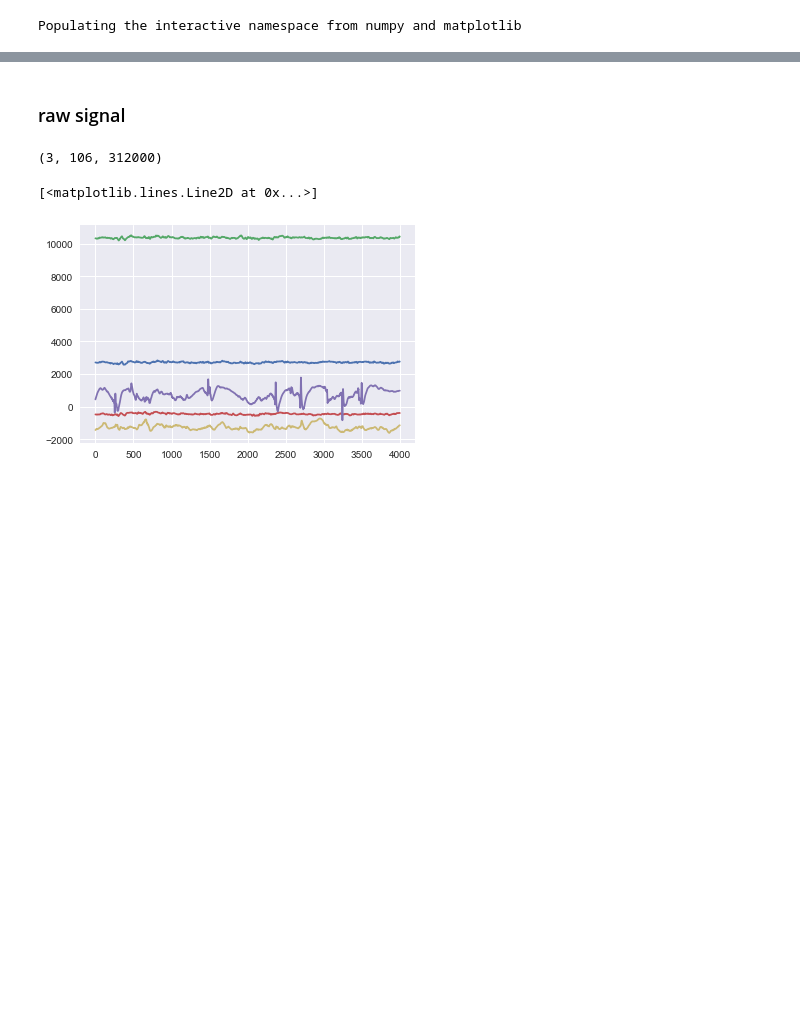
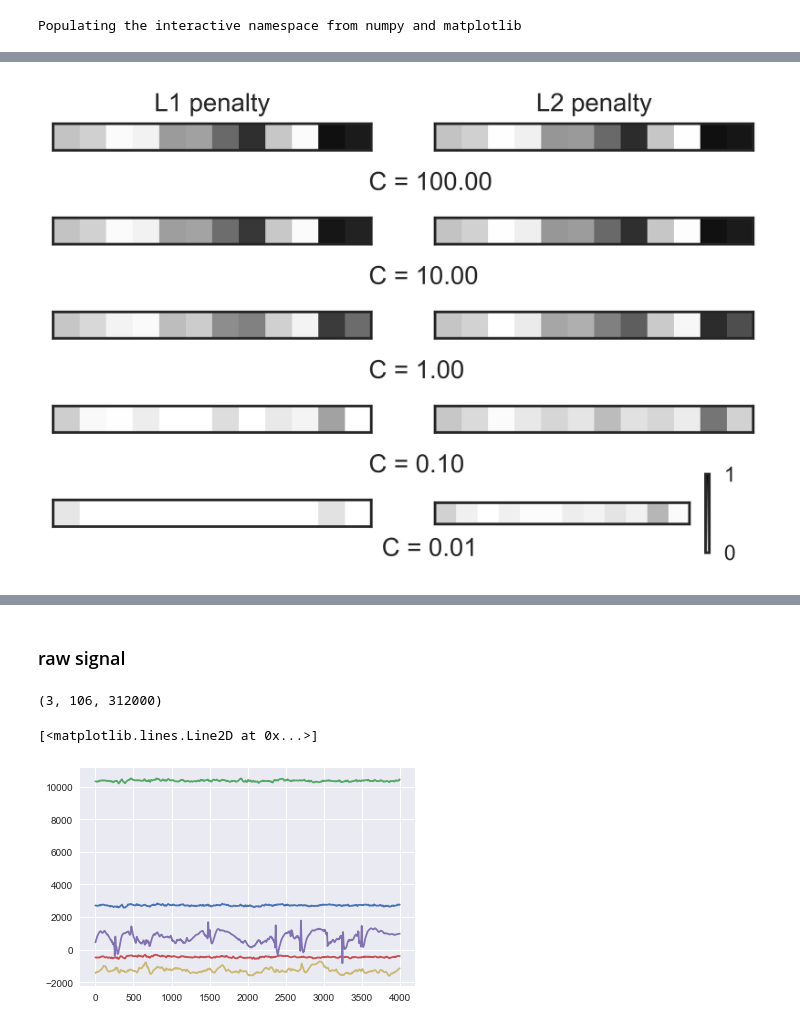
Before and after one commit to davidjuliancaldwell/seizure_prediction, a Jupyter notebook: seizure_predict_mult_subj.ipynb, the cells around one changed output, grey strips where cells are left out. Saved outputs shown, nothing was run; the diff lists cells and outputs as text; code cells hidden in the pictures; blank space fills up the shorter version.

Commit message:
pre milestone work on gradient boosting, svm, logistic regression, and exploring balanced and unbalanced options

```diff
--- a/seizure_predict_mult_subj.ipynb
+++ b/seizure_predict_mult_subj.ipynb
@@ -56,7 +66,7 @@ def one_hot_encode(electrodes,num_chans):
 
     one_hot_vec = np.zeros((num_chans,1))
     one_hot_vec[electrodes] = 1
-    one_hot_vec[one_hot_vec==0] = -1
+    one_hot_vec[one_hot_vec==0] = 0
 
     return one_hot_vec
 # %%
@@ -142,9 +131,12 @@ for ind_int in np.arange(1,len(patient_names)):
 # %%
+total_elecs = seizure_elec_all.shape[0]
 n_leave = 192
-train_data = shuff_data_all[0:n_leave,:]
-test_data = shuff_data_all[n_leave:,:]
-train_labels = seizure_elec_all[0:n_leave]
-test_labels = seizure_elec_all[n_leave:]
+train_data = shuff_data_all[0:-n_leave,:]
+test_data = shuff_data_all[total_elecs-n_leave:,:]
+train_labels = seizure_elec_all[0:-n_leave]
+test_labels = seizure_elec_all[total_elecs-n_leave:]
+
+#np.random.shuffle(test_labels)
 
 
 # demean the data
@@ -158,32 +150,57 @@ test_data_std = np.repeat(np.array([(np.std(train_data,axis=0))]).T,test_data.sh
 train_data = (train_data - train_data_average)/train_data_std
 test_data = (test_data - test_data_average)/test_data_std
 # %%
-norm_val = 1
+fig,ax = plt.subplots(dpi=600)
 
-LR_mod_l1 = LogisticRegression(C=norm_val,penalty='l1',tol=0.01)
-LR_mod_l1.fit(train_data,train_labels)
-LR_mod_l1_coeff = LR_mod_l1.coef_.ravel()
-sparsity_LR_l1 = np.mean(LR_mod_l1_coeff == 0) * 100
-print("C=%.2f" % norm_val)
-print("Sparsity with L1 penalty: %.2f%%" % sparsity_LR_l1)
-print("train score with L1 penalty: %.4f" % LR_mod_l1.score(train_data,train_labels))
-print("test score with L1 penalty: %.4f" % LR_mod_l1.score(test_data,test_labels))
+for i, norm_val in enumerate((100, 10,1,0.1,0.01)):
+
+    LR_mod_l1 = LogisticRegression(C=norm_val,penalty='l1',tol=0.01,class_weight="balanced")
+    LR_mod_l1.fit(train_data,train_labels)
+    LR_mod_l1_coeff = LR_mod_l1.coef_.ravel()
+    sparsity_LR_l1 = np.mean(LR_mod_l1_coeff == 0) * 100
+    print("C=%.2f" % norm_val)
+    print("Sparsity with L1 penalty: %.2f%%" % sparsity_LR_l1)
+    print("train accuracy with L1 penalty: %.4f" % LR_mod_l1.score(train_data,train_labels))
+    print("test accuracy with L1 penalty: %.4f" % LR_mod_l1.score(test_data,test_labels))
+
+    train_pred = LR_mod_l1.predict(train_data)
+    test_pred = LR_mod_l1.predict(test_data)
+    print("train precision with L1 penalty: %.4f" % metrics.precision_score(train_pred,train_labels))
+    print("test precision with L1 penalty: %.4f" % metrics.precision_score(test_pred,test_labels))
 
 
-LR_mod_l2 = LogisticRegression(C=norm_val,penalty='l2',tol=0.01)
-LR_mod_l2.fit(train_data,train_labels)
-LR_mod_l2_coeff = LR_mod_l2.coef_.ravel()
-sparsity_LR_l2 = np.mean(LR_mod_l2_coeff == 0) * 100
-print("C=%.2f" % norm_val)
-print("Sparsity with L2 penalty: %.2f%%" % sparsity_LR_l2)
-print("train score with L2 penalty: %.4f" % LR_mod_l2.score(train_data_stack_average,train_labels_stack))
-print("test score with L1 penalty: %.4f" % LR_mod_l1.score(test_data_stack_average,test_labels_stack))
+    LR_mod_l2 = LogisticRegression(C=norm_val,penalty='l2',tol=0.01,class_weight="balanced")
+    LR_mod_l2.fit(train_data,train_labels)
+    LR_mod_l2_coeff = LR_mod_l2.coef_.ravel()
+    sparsity_LR_l2 = np.mean(LR_mod_l2_coeff == 0) * 100
+    print("Sparsity with L2 penalty: %.2f%%" % sparsity_LR_l2)
+    print("train accuracy with L2 penalty: %.4f" % LR_mod_l2.score(train_data,train_labels))
+    print("test accuracy with L2 penalty: %.4f" % LR_mod_l1.score(test_data,test_labels))
 
+    train_pred = LR_mod_l2.predict(train_data)
+    test_pred = LR_mod_l2.predict(test_data)
+    print("train precision with L1 penalty: %.4f" % metrics.precision_score(train_pred,train_labels))
+    print("test precision with L1 penalty: %.4f \n" % metrics.precision_score(test_pred,test_labels))
 
-plt.figure()
-plt.imshow(np.abs(LR_mod_l1_coeff.reshape(1, 12)), interpolation='nearest',
-               cmap='binary', vmax=1, vmin=0)
-plt.figure()
-plt.imshow(np.abs(LR_mod_l2_coeff.reshape(1, 12)), interpolation='nearest',
-               cmap='binary', vmax=1, vmin=0)
+    l1_plot = plt.subplot(5, 2, 2 * i + 1)
+    l2_plot = plt.subplot(5, 2, 2 * (i + 1))
+    if i == 0:
+        l1_plot.set_title("L1 penalty")
+        l2_plot.set_title("L2 penalty")
+
+    cax = l1_plot.imshow(np.abs(LR_mod_l1_coeff.reshape(1, 12)), interpolation='nearest',
+                   cmap='binary', vmax=1, vmin=0)
+    l2_plot.imshow(np.abs(LR_mod_l2_coeff.reshape(1, 12)), interpolation='nearest',
+                   cmap='binary', vmax=1, vmin=0)
+    plt.text(-3, 2, "C = {:.2f}".format(norm_val))
+
+    l1_plot.set_xticks(())
+    l1_plot.set_yticks(())
+    l2_plot.set_xticks(())
+    l2_plot.set_yticks(())
+
+cbar = fig.colorbar(cax, ticks=[-1, 0, 1], orientation='vertical')
+
+plt.gcf
+plt.savefig('milestone_different_c_comb.png')
 # %% [output]
@@ -197 +224,2 @@ ValueError: Found input variables with inconsistent numbers of samples: [2, 128]
+[figure, added]
 # %%
```
Also changed, not shown: parts of 21 cells of this notebook, 3 other files.
